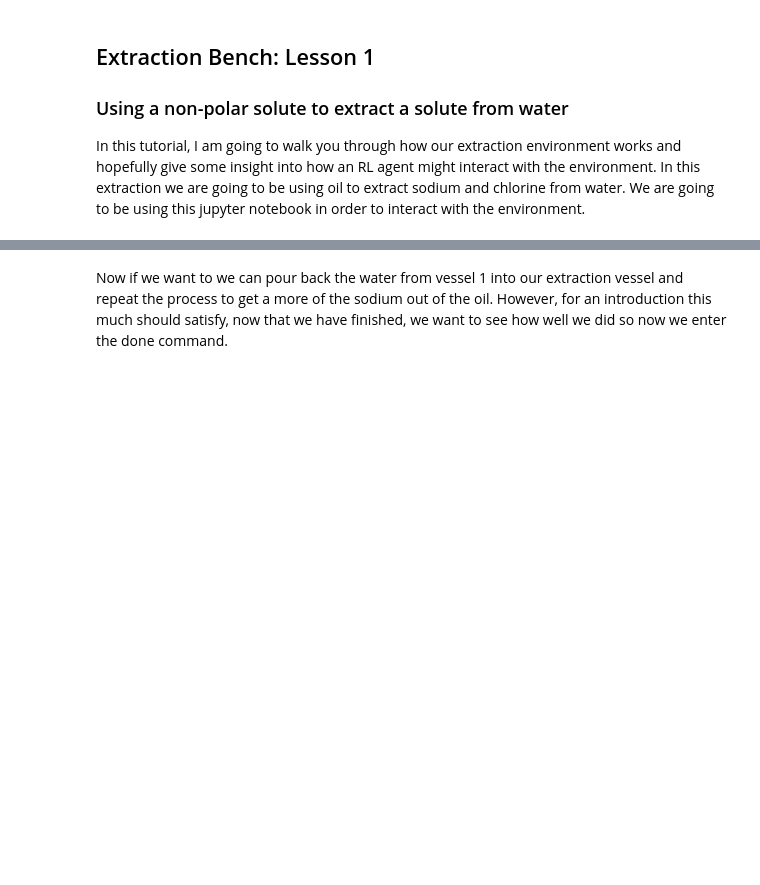
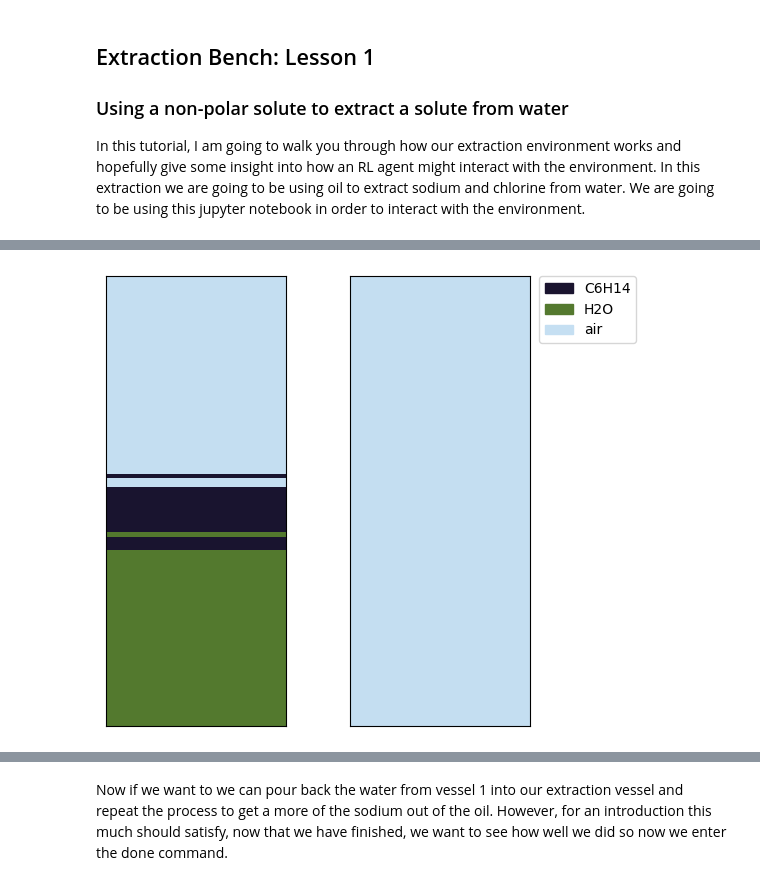
Before and after one commit to chemgymrl/chemgymrl, a Jupyter notebook: lessons/notebooks/extraction_lesson.ipynb, the cells around one changed output, grey strips where cells are left out. Saved outputs shown, nothing was run; the diff lists cells and outputs as text; code cells hidden in the pictures; blank space fills up the shorter version.

```diff
--- a/lessons/notebooks/extraction_lesson.ipynb
+++ b/lessons/notebooks/extraction_lesson.ipynb
@@ -94,3 +214,9 @@ print('======================================================')
+# %%
+obs,rew,d,*_ = water_oil_bench.step(39)
+obs,rew,d,*_ = water_oil_bench.step(39)
+plot_layers(water_oil_bench,obs)
+# %% [output]
+[figure, added]
 # %% [markdown]
 Now that the water and oil have settled we want to drain out our water into beaker 1 so that we can pour out our oil
 into vessel 2.
```
Also changed, not shown: parts of 25 cells of this notebook.
